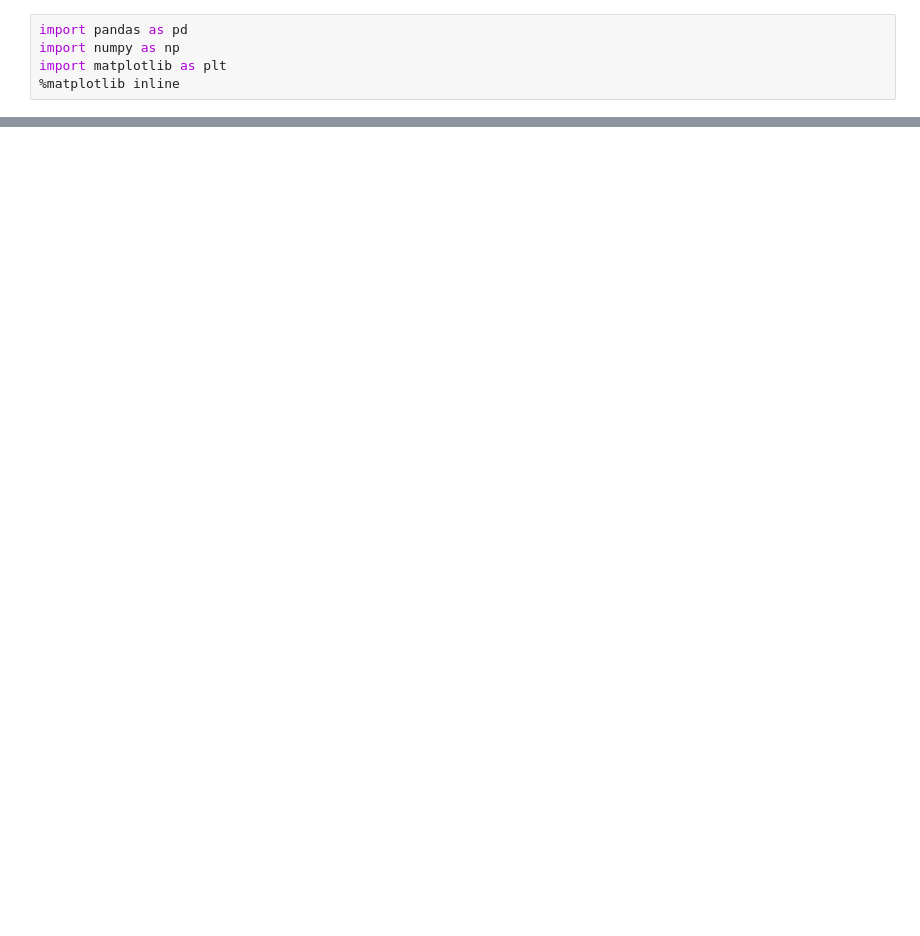
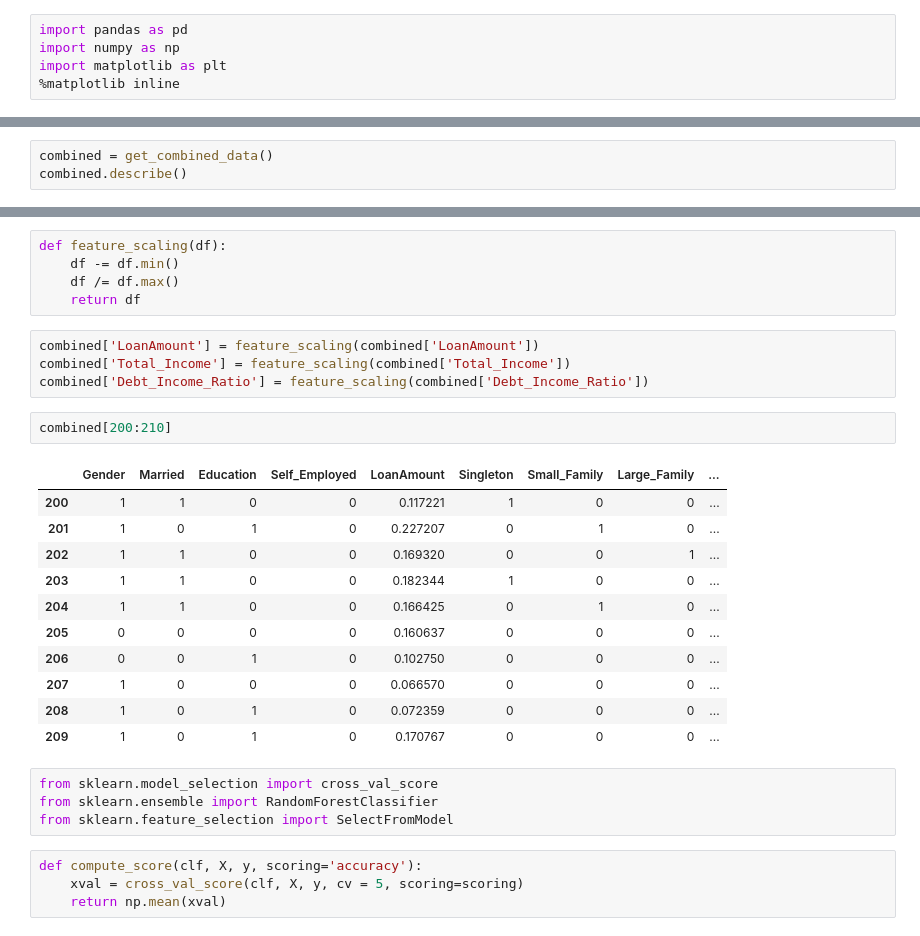
Before and after one commit to akanumur/Begineer-Level-Data-Science-Projects, a Jupyter notebook: Loan_project.ipynb, the cells around one changed output, grey strips where cells are left out. Saved outputs shown, nothing was run; the diff lists cells and outputs as text; blank space fills up the shorter version.

```diff
--- a/Loan_project.ipynb
+++ b/Loan_project.ipynb
@@ -308,0 +126,3 @@ Cross-Validation Score : 81.109%
+# %%
+combined = get_combined_data()
+combined.describe()
@@ -308,0 +302,31 @@ Cross-Validation Score : 81.109%
+# %%
+def feature_scaling(df):
+    df -= df.min()
+    df /= df.max()
+    return df
+# %%
+combined['LoanAmount'] = feature_scaling(combined['LoanAmount'])
+combined['Total_Income'] = feature_scaling(combined['Total_Income'])
+combined['Debt_Income_Ratio'] = feature_scaling(combined['Debt_Income_Ratio'])
+# %%
+combined[200:210]
+# %% [output]
+|  | Gender | Married | Education | Self_Employed | LoanAmount | Singleton | Small_Family | Large_Family | ... |
+| 200 | 1 | 1 | 0 | 0 | 0.117221 | 1 | 0 | 0 | ... |
+| 201 | 1 | 0 | 1 | 0 | 0.227207 | 0 | 1 | 0 | ... |
+| 202 | 1 | 1 | 0 | 0 | 0.169320 | 0 | 0 | 1 | ... |
+| 203 | 1 | 1 | 0 | 0 | 0.182344 | 1 | 0 | 0 | ... |
+| 204 | 1 | 1 | 0 | 0 | 0.166425 | 0 | 1 | 0 | ... |
+| 205 | 0 | 0 | 0 | 0 | 0.160637 | 0 | 0 | 0 | ... |
+| 206 | 0 | 0 | 1 | 0 | 0.102750 | 0 | 0 | 0 | ... |
+| 207 | 1 | 0 | 0 | 0 | 0.066570 | 0 | 0 | 0 | ... |
+| 208 | 1 | 0 | 1 | 0 | 0.072359 | 0 | 0 | 0 | ... |
+| 209 | 1 | 0 | 1 | 0 | 0.170767 | 0 | 0 | 0 | ... |
+# %%
+from sklearn.model_selection import cross_val_score
+from sklearn.ensemble import RandomForestClassifier
+from sklearn.feature_selection import SelectFromModel
+# %%
+def compute_score(clf, X, y, scoring='accuracy'):
+    xval = cross_val_score(clf, X, y, cv = 5, scoring=scoring)
+    return np.mean(xval)
```
Also changed, not shown: parts of 85 cells of this notebook.
